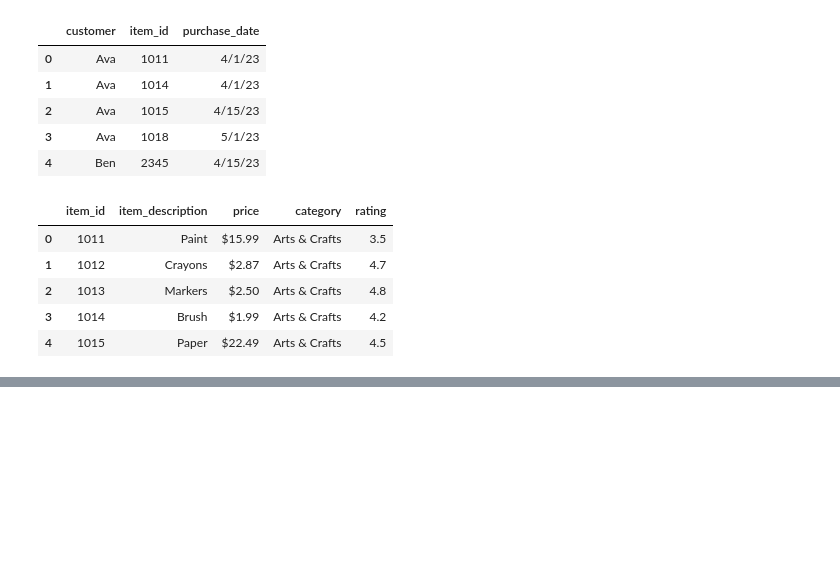
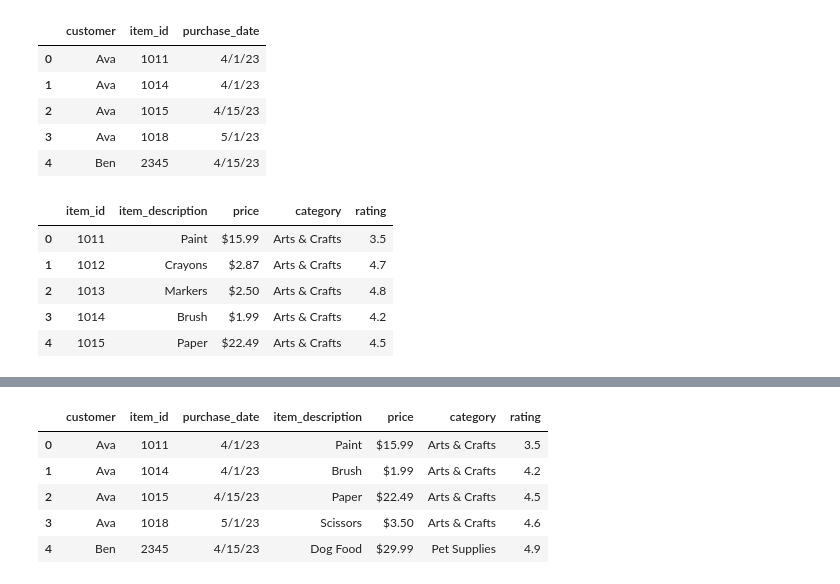
Before and after one commit to Jdalarmi/DataScience, a Jupyter notebook: app/Preparing_for_modeling/Maven_Megamart_Problems.ipynb, the cells around one changed output, grey strips where cells are left out. Saved outputs shown, nothing was run; the diff lists cells and outputs as text; code cells hidden in the pictures; blank space fills up the shorter version.

```diff
--- a/app/Preparing_for_modeling/Maven_Megamart_Problems.ipynb
+++ b/app/Preparing_for_modeling/Maven_Megamart_Problems.ipynb
@@ -49,0 +46,9 @@ df
+# %%
+df.head()
+# %% [output]
+|  | customer | item_id | purchase_date | item_description | price | category | rating |
+| 0 | Ava | 1011 | 4/1/23 | Paint | $15.99 | Arts & Crafts | 3.5 |
+| 1 | Ava | 1014 | 4/1/23 | Brush | $1.99 | Arts & Crafts | 4.2 |
+| 2 | Ava | 1015 | 4/15/23 | Paper | $22.49 | Arts & Crafts | 4.5 |
+| 3 | Ava | 1018 | 5/1/23 | Scissors | $3.50 | Arts & Crafts | 4.6 |
+| 4 | Ben | 2345 | 4/15/23 | Dog Food | $29.99 | Pet Supplies | 4.9 |
```
Also changed, not shown: parts of 1 cell of this notebook, 1 other file.
